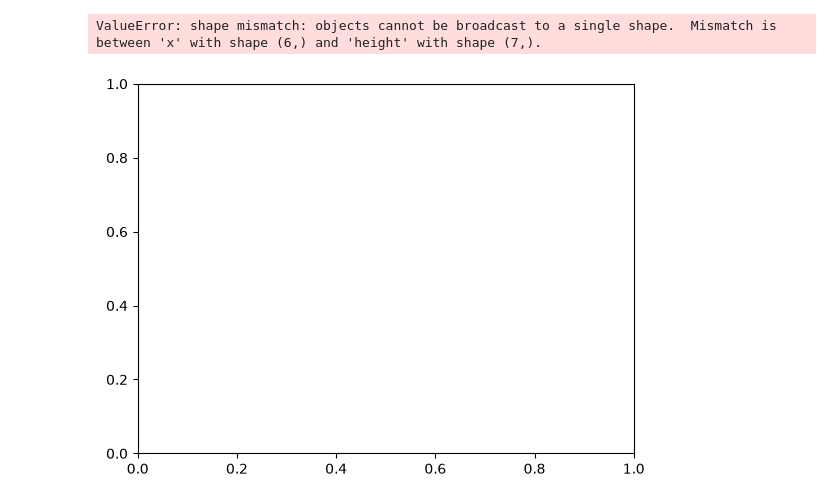
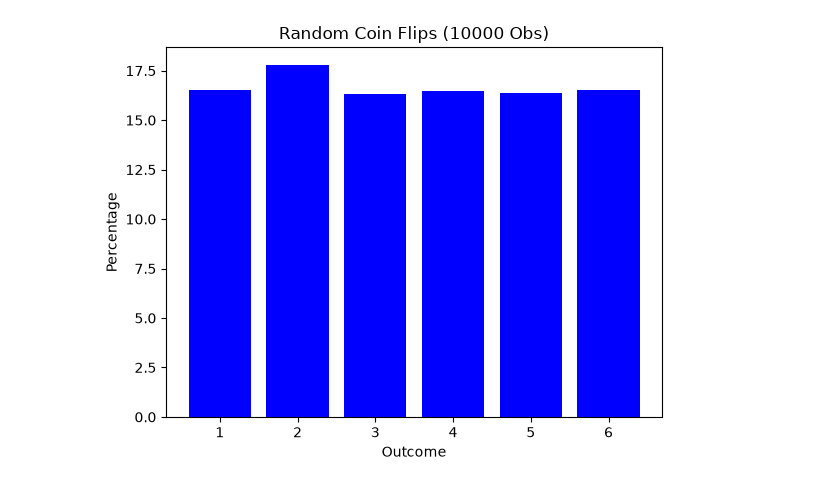
Before and after one commit to CGP05/intro-econometrics-from-Stata-to-R-and-Python, a Jupyter notebook: Python code from the Stata code/practical 7 submission questions.ipynb, the cells around one changed output. Drawn from its saved outputs; the diff is of its cells as text; code cells hidden in the pictures.

```diff
--- a/Python code from the Stata code/practical 7 submission questions.ipynb
+++ b/Python code from the Stata code/practical 7 submission questions.ipynb
@@ -1,35 +1,17 @@
 # %%
 import matplotlib.pyplot as plt
 import numpy as np
 
-# Set seed for reproducibility
+#Set the number of observations that will be drawn to 10000 and the seed
+# Roll a 6-sided die 10000 times
 np.random.seed(3)
-
-# Roll a 6-sided die 10000 times
 die = np.floor(np.random.uniform(1, 7, 10000)).astype(int)  # Corrected the upper limit to 7
 
-# Create histogram
-plt.bar(range(1, 7), np.bincount(die, minlength=7) / len(die) * 100, tick_label=range(1, 7), color='blue')
+# Generate the histogram for 10000 observations of your random variable
+plt.bar(range(1, 7), np.bincount(die, minlength=7)[1:] / len(die) * 100, tick_label=range(1, 7), color='blue')
 plt.title("Random Coin Flips (10000 Obs)")
 plt.xlabel("Outcome")
 plt.ylabel("Percentage")
 plt.show()
-
-# Set seed for a different result
-np.random.seed(7)
-
-# Roll a second 6-sided die 10000 times
-die_2 = np.floor(np.random.uniform(1, 7, 10000)).astype(int)  # Corrected the upper limit to 7
-
-# Add the results of two dice rolls
-dice = die + die_2
-
-# Create histogram
-plt.bar(range(2, 13), np.bincount(die, minlength=13) / len(die) * 100, tick_label=range(2, 13), color='green')
-plt.title("Random Dice Rolls (10000 Obs)")
-plt.xlabel("Sum of Two Dice")
-plt.ylabel("Percentage")
-plt.show()
 # %% [output]
-ValueError: shape mismatch: objects cannot be broadcast to a single shape.  Mismatch is between 'x' with shape (6,) and 'height' with shape (7,).
-[figure, old version]
+[figure, new version]
```
Also changed, not shown: parts of 1 cell of this notebook.
